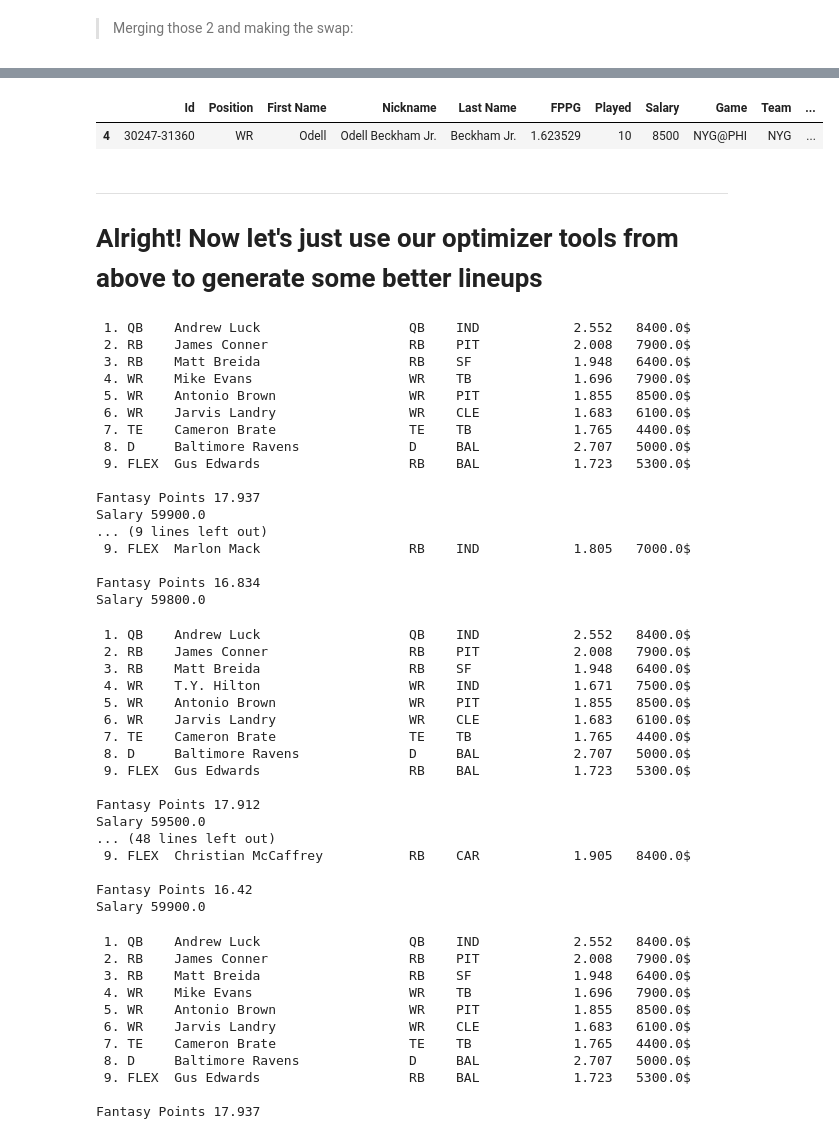
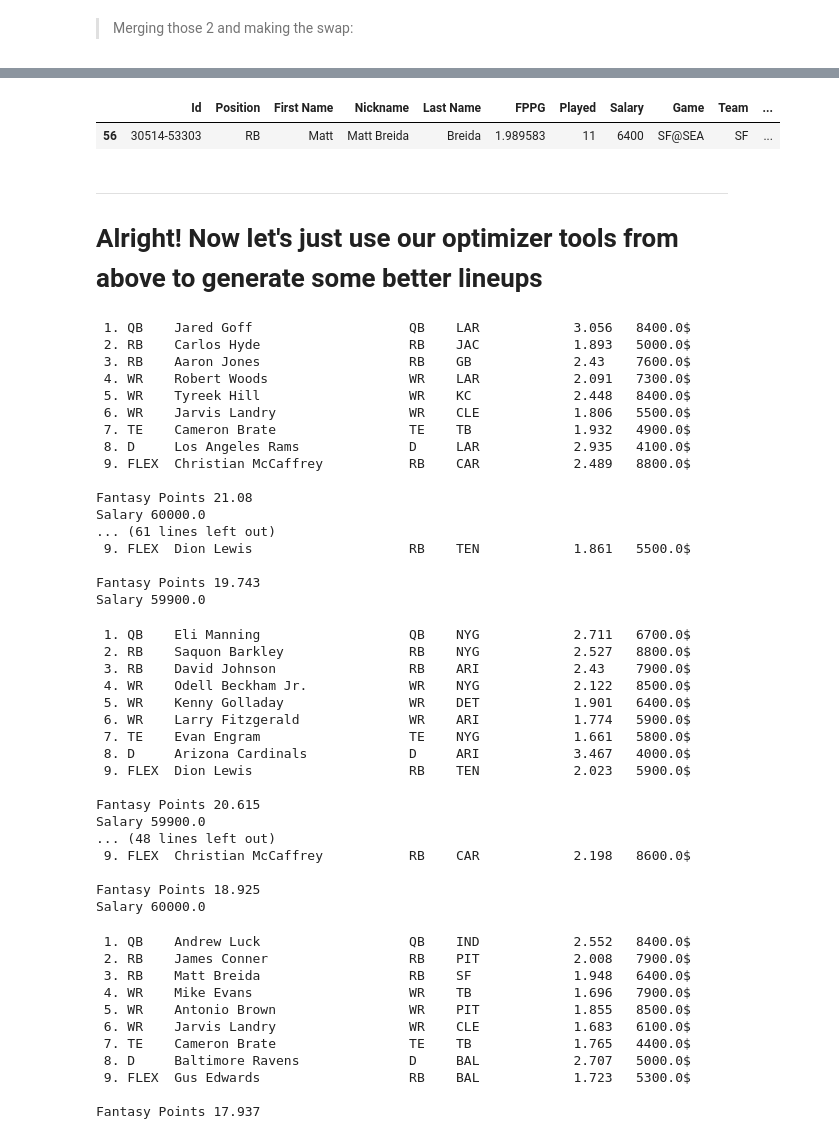
Before and after one commit to dodgemcintosh/FFML, a Jupyter notebook: 7-Generating-FanDuel-Lineups.ipynb, the cells around one changed output, grey strips where cells are left out. Saved outputs shown, nothing was run; the diff lists cells and outputs as text; code cells hidden in the pictures.

```diff
--- a/7-Generating-FanDuel-Lineups.ipynb
+++ b/7-Generating-FanDuel-Lineups.ipynb
@@ -35,14 +35,14 @@ for lineup in optimizer.optimize(n=5, max_exposure=0.3):
 problematic_names_dict = {'Melvin Gordon':'Melvin Gordon III', 'Odell Beckham':'Odell Beckham Jr.',\
                           'Will Fuller':'Will Fuller V', 'Marvin Jones':'Marvin Jones Jr.',\
                           'Willie Snead':'Willie Snead IV', 'Ted Ginn':'Ted Ginn Jr.', \
-                          'Allen Robinson':'Allen Robinson II'}
+                          'Allen Robinson':'Allen Robinson II', 'Patrick Mahomes II':'Patrick Mahomes'}
 # %% [markdown]
 ## Now instead of just using the average points per game, we'll bring in our other projections that *should* be more accurate.
 # %% [markdown]
 ___
 #### 1. Ballers
 # %%
-current_week = 12
+current_week = 13
 
 qbs = pd.read_csv('projections/Week-{}/DFS - Fanduel QB.csv'.format(current_week))
 rbs = pd.read_csv('projections/Week-{}/DFS - Fanduel RB.csv'.format(current_week))
@@ -106,7 +111,7 @@ ___
 #### Bringing in the player list from FanDuel:
 # %%
 # Make sure you're selecting the correct file:
-player_list=pd.read_csv('player-lists/Week-12/FanDuel-NFL-2018-11-25-30247-players-list.csv')
+player_list=pd.read_csv('player-lists/Week-13/FanDuel-NFL-2018-12-02-30514-players-list.csv')
 player_list.head(3)
 # %% [output]
 |  | Id | Position | First Name | Nickname | Last Name | FPPG | Played | Salary | Game | Team | ... |
@@ -139,8 +149,8 @@ master_projections.loc[master_projections.Position == 'D', :].sort_values('FPPG'
 # %%
-master_projections.loc[(master_projections.Nickname == 'Odell Beckham Jr.'), :]
+master_projections.loc[(master_projections.Nickname == 'Matt Breida'), :]
 # %% [output]
 |  | Id | Position | First Name | Nickname | Last Name | FPPG | Played | Salary | Game | Team | ... |
-| 4 | 30247-31360 | WR | Odell | Odell Beckham Jr. | Beckham Jr. | 1.623529 | 10 | 8500 | NYG@PHI | NYG | ... |
+| 56 | 30514-53303 | RB | Matt | Matt Breida | Breida | 1.989583 | 11 | 6400 | SF@SEA | SF | ... |
 # %% [markdown]
 ___
 # Alright! Now let's just use our optimizer tools from above to generate some better lineups
@@ -167,29 +177,29 @@ optimizer.set_players_with_same_position({'TE': 0})
 optimizer.set_deviation(0.06, 0.24)
 
 # Setting a minimum salary cap
-# optimizer.set_min_salary_cap(58000)
+optimizer.set_min_salary_cap(58000)
 
 # Generating 20 lineups
-for lineup in optimizer.optimize(n=2, max_exposure=.35):
+for lineup in optimizer.optimize(n=6, max_exposure=.35):
     print(lineup, '\n')
 # %% [output]
- 1. QB    Andrew Luck                   QB    IND            2.552   8400.0$
- 2. RB    James Conner                  RB    PIT            2.008   7900.0$
- 3. RB    Matt Breida                   RB    SF             1.948   6400.0$
- 4. WR    Mike Evans                    WR    TB             1.696   7900.0$
- 5. WR    Antonio Brown                 WR    PIT            1.855   8500.0$
- 6. WR    Jarvis Landry                 WR    CLE            1.683   6100.0$
- 7. TE    Cameron Brate                 TE    TB             1.765   4400.0$
- 8. D     Baltimore Ravens              D     BAL            2.707   5000.0$
- 9. FLEX  Gus Edwards                   RB    BAL            1.723   5300.0$
+ 1. QB    Jared Goff                    QB    LAR            3.056   8400.0$
+ 2. RB    Carlos Hyde                   RB    JAC            1.893   5000.0$
+ 3. RB    Aaron Jones                   RB    GB             2.43    7600.0$
+ 4. WR    Robert Woods                  WR    LAR            2.091   7300.0$
+ 5. WR    Tyreek Hill                   WR    KC             2.448   8400.0$
+ 6. WR    Jarvis Landry                 WR    CLE            1.806   5500.0$
+ 7. TE    Cameron Brate                 TE    TB             1.932   4900.0$
+ 8. D     Los Angeles Rams              D     LAR            2.935   4100.0$
+ 9. FLEX  Christian McCaffrey           RB    CAR            2.489   8800.0$
 
-Fantasy Points 17.937
+Fantasy Points 21.08
+Salary 60000.0
+... (61 lines left out)
+ 9. FLEX  Dion Lewis                    RB    TEN            1.861   5500.0$
+
+Fantasy Points 19.743
 Salary 59900.0
-... (9 lines left out)
- 9. FLEX  Marlon Mack                   RB    IND            1.805   7000.0$
-
-Fantasy Points 16.834
-Salary 59800.0
 # %%
 exporter = CSVLineupExporter(optimizer.optimize(n=20, max_exposure=.25))
 exporter.export('submissions/Week-{}/fanduel-lineups-nostacks.csv'.format(current_week))
@@ -207,32 +217,35 @@ optimizer.set_players_with_same_position({'TE': 0})
 optimizer.set_positions_for_same_team(['QB', 'WR'])
 
 # Making more randomness
-optimizer.set_deviation(0.06, 0.24)
+optimizer.set_deviation(0.06, .24)
 
 # Setting a minimum salary cap
 optimizer.set_min_salary_cap(58000)
 
+# Capping the number of repeating players
+optimizer.set_max_repeating_players(5)
+
 # Generating 20 lineups
 for lineup in optimizer.optimize(n=5, max_exposure=.35):
     print(lineup, '\n')
 # %% [output]
- 1. QB    Andrew Luck                   QB    IND            2.552   8400.0$
- 2. RB    James Conner                  RB    PIT            2.008   7900.0$
- 3. RB    Matt Breida                   RB    SF             1.948   6400.0$
- 4. WR    T.Y. Hilton                   WR    IND            1.671   7500.0$
- 5. WR    Antonio Brown                 WR    PIT            1.855   8500.0$
- 6. WR    Jarvis Landry                 WR    CLE            1.683   6100.0$
- 7. TE    Cameron Brate                 TE    TB             1.765   4400.0$
- 8. D     Baltimore Ravens              D     BAL            2.707   5000.0$
- 9. FLEX  Gus Edwards                   RB    BAL            1.723   5300.0$
+ 1. QB    Eli Manning                   QB    NYG            2.711   6700.0$
+ 2. RB    Saquon Barkley                RB    NYG            2.527   8800.0$
+ 3. RB    David Johnson                 RB    ARI            2.43    7900.0$
+ 4. WR    Odell Beckham Jr.             WR    NYG            2.122   8500.0$
+ 5. WR    Kenny Golladay                WR    DET            1.901   6400.0$
+ 6. WR    Larry Fitzgerald              WR    ARI            1.774   5900.0$
+ 7. TE    Evan Engram                   TE    NYG            1.661   5800.0$
+ 8. D     Arizona Cardinals             D     ARI            3.467   4000.0$
+ 9. FLEX  Dion Lewis                    RB    TEN            2.023   5900.0$
 
-Fantasy Points 17.912
-Salary 59500.0
+Fantasy Points 20.615
+Salary 59900.0
 ... (48 lines left out)
- 9. FLEX  Christian McCaffrey           RB    CAR            1.905   8400.0$
+ 9. FLEX  Christian McCaffrey           RB    CAR            2.198   8600.0$
 
-Fantasy Points 16.42
-Salary 59900.0
+Fantasy Points 18.925
+Salary 60000.0
 # %%
 exporter = CSVLineupExporter(optimizer.optimize(n=20, max_exposure=.25))
 exporter.export('submissions/Week-{}/fanduel-lineups-qbwr.csv'.format(current_week))
```
Also changed, not shown: parts of 8 cells of this notebook.
